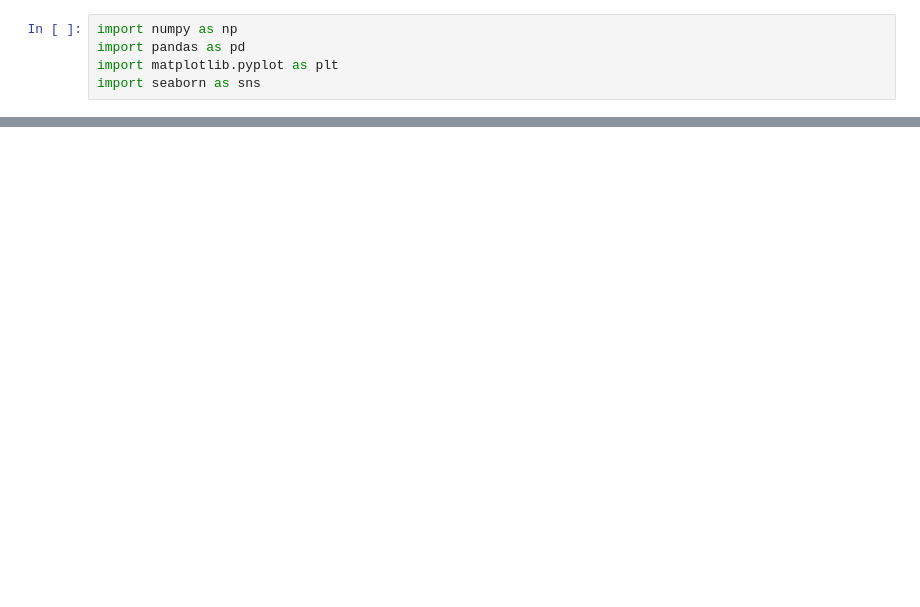
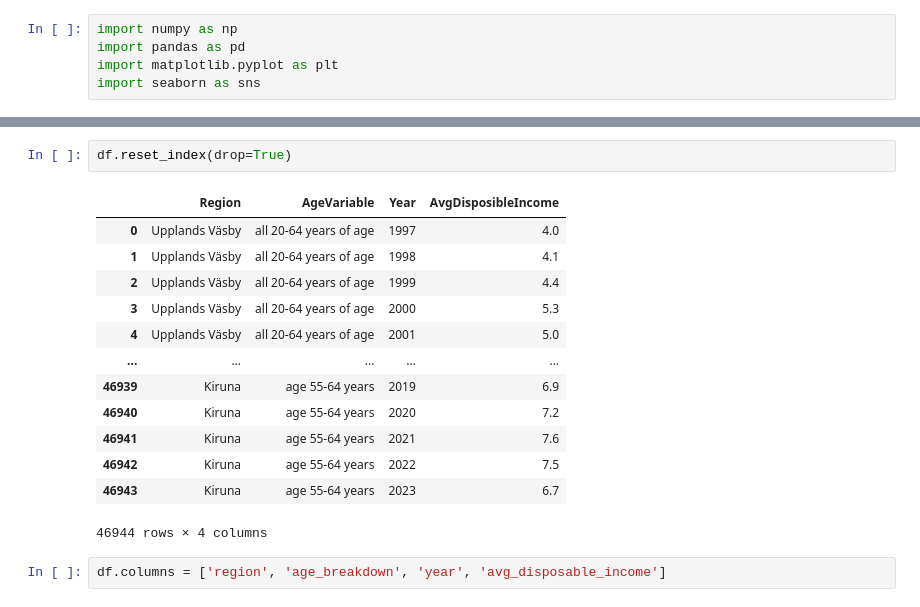
Before and after one commit to Magesh-Babu/Electrification_of_Swedish_Cars, a Jupyter notebook: exploratory_analysis/income_data_exploratory_analysis.ipynb, the cells around one changed output, grey strips where cells are left out. Saved outputs shown, nothing was run; the diff lists cells and outputs as text; blank space fills up the shorter version.

```diff
--- a/exploratory_analysis/income_data_exploratory_analysis.ipynb
+++ b/exploratory_analysis/income_data_exploratory_analysis.ipynb
@@ -63,0 +102,18 @@ array(['Upplands Väsby', 'Vallentuna', 'Österåker', 'Värmdö', 'Järfälla',
+# %%
+df.reset_index(drop=True)
+# %% [output]
+|  | Region | AgeVariable | Year | AvgDisposibleIncome |
+| 0 | Upplands Väsby | all 20-64 years of age | 1997 | 4.0 |
+| 1 | Upplands Väsby | all 20-64 years of age | 1998 | 4.1 |
+| 2 | Upplands Väsby | all 20-64 years of age | 1999 | 4.4 |
+| 3 | Upplands Väsby | all 20-64 years of age | 2000 | 5.3 |
+| 4 | Upplands Väsby | all 20-64 years of age | 2001 | 5.0 |
+| ... | ... | ... | ... | ... |
+| 46939 | Kiruna | age 55-64 years | 2019 | 6.9 |
+| 46940 | Kiruna | age 55-64 years | 2020 | 7.2 |
+| 46941 | Kiruna | age 55-64 years | 2021 | 7.6 |
+| 46942 | Kiruna | age 55-64 years | 2022 | 7.5 |
+| 46943 | Kiruna | age 55-64 years | 2023 | 6.7 |
+46944 rows × 4 columns
+# %%
+df.columns = ['region', 'age_breakdown', 'year', 'avg_disposable_income']
```
Also changed, not shown: parts of 25 cells of this notebook, 1 other file.
